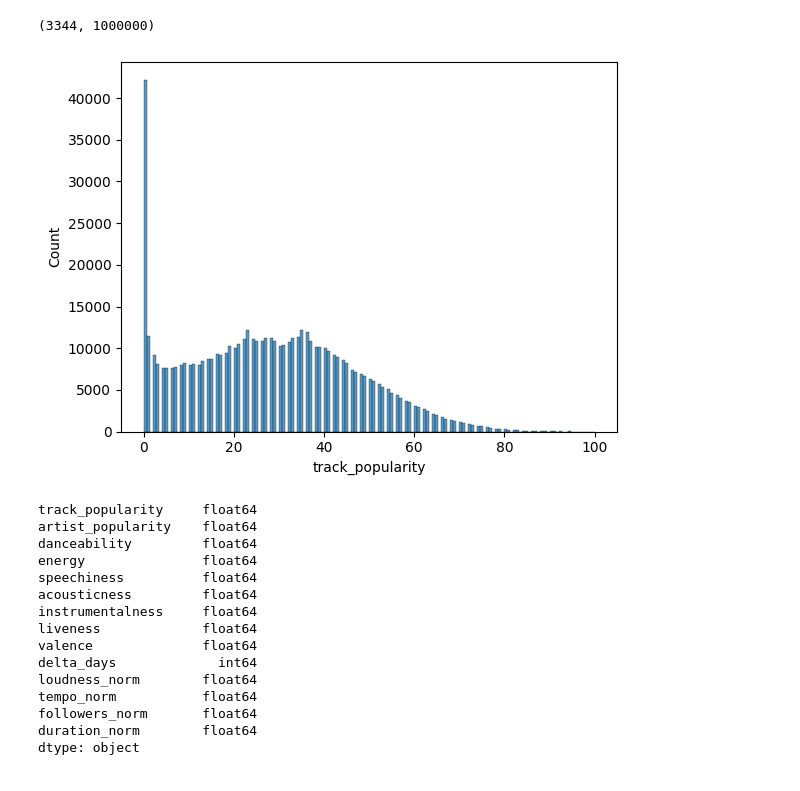
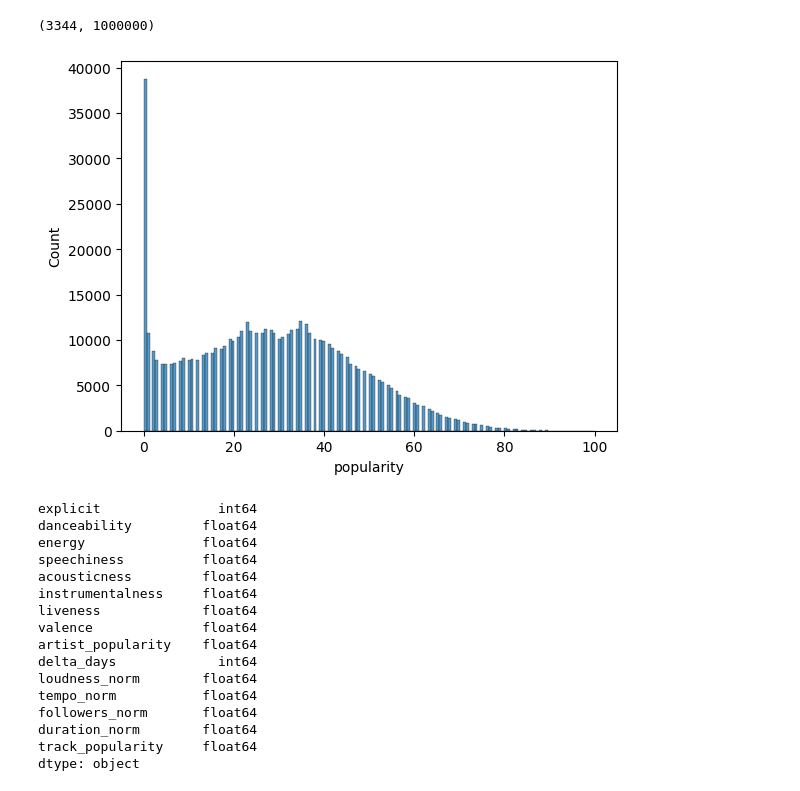
Before and after one commit to dmassonfr/Spotify_hit_predictor, a Jupyter notebook: notebooks/plwbr-train-new-data.ipynb, the cells around one changed output. Saved outputs shown, nothing was run; the diff lists cells and outputs as text; code cells hidden in the pictures.

```diff
--- a/notebooks/plwbr-train-new-data.ipynb
+++ b/notebooks/plwbr-train-new-data.ipynb
@@ -4,7 +4,7 @@ import matplotlib.pyplot as plt
 import seaborn as sns
 import numpy as np
 # %%
-data = pd.read_csv('../raw_data/final_dataset.csv')
+data = pd.read_csv('../raw_data/final_dataset_2.csv')
 # %%
 data.info()
 # %% [output]
@@ -150,9 +150,9 @@ min(data['duration_ms']), max(data['duration_ms'])
 [figure]
 (3344, 1000000)
 # %%
-sns.histplot(data['track_popularity'])
+sns.histplot(data['popularity'])
 plt.show()
 # %% [output]
-[figure, old version]
+[figure, new version]
 # %%
 #normalize popularity scores from 0-100 to 0-1
@@ -160,12 +160,11 @@ data['track_popularity'] = data['track_popularity']/100
 data['artist_popularity'] = data['artist_popularity']/100
 # %%
 new_data_numeric = data.select_dtypes(exclude=['object', 'datetime64[ns]'])
-new_data_numeric = new_data_numeric.drop(columns=['Unnamed: 0', 'explicit', 'key',
+new_data_numeric = new_data_numeric.drop(columns=['popularity', 'key',
                                                   'mode', 'loudness', 'tempo', 'followers', 'duration_ms'])
 new_data_numeric.dtypes
 # %% [output]
-track_popularity     float64
-artist_popularity    float64
+explicit               int64
 danceability         float64
 energy               float64
 speechiness          float64
@@ -173,11 +172,13 @@ acousticness         float64
 instrumentalness     float64
 liveness             float64
 valence              float64
+artist_popularity    float64
 delta_days             int64
 loudness_norm        float64
 tempo_norm           float64
 followers_norm       float64
 duration_norm        float64
+track_popularity     float64
 dtype: object
 # %%
 new_data_numeric = new_data_numeric.fillna(0)
```
Also changed, not shown: parts of 17 cells of this notebook, 1 other file.
